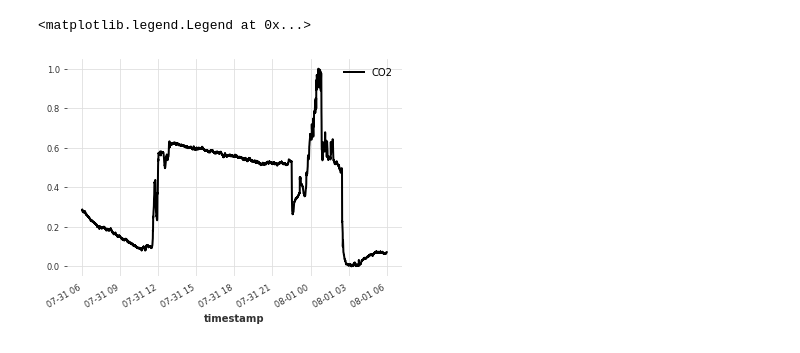
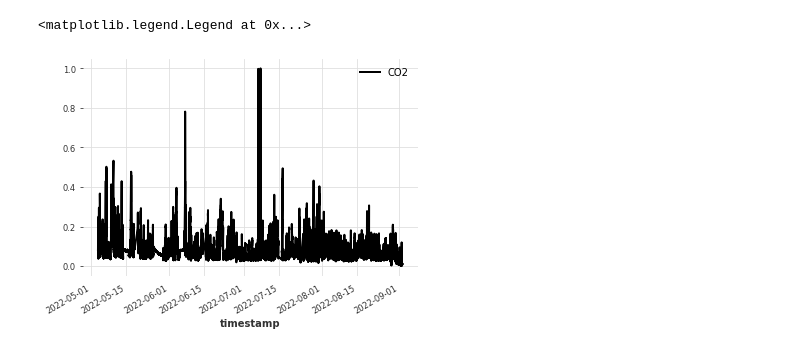
Before and after one commit to manuelbrgr/indoor-air-monitor, a Jupyter notebook: machine-learning/test-model.ipynb, the cells around one changed output. Drawn from its saved outputs; the diff is of its cells as text; code cells hidden in the pictures.

```diff
--- a/machine-learning/test-model.ipynb
+++ b/machine-learning/test-model.ipynb
@@ -41,31 +41,31 @@ model_co2 = BlockRNNModel.load_model('co2_gru_90x90x50.pth.tar')
 # %%
-dataset = loadDataset("https://iaq-data.brgr.rocks/day.csv")
+dataset = loadDataset("https://iaq-data.brgr.rocks/full.csv")
 
 # series to predict, in this case CO2
 series_co2 = fill_missing_values(TimeSeries.from_dataframe(dataset, 'timestamp', 'co2', fill_missing_dates=True, freq="10s" ), fill='auto')
 
 # covariates to help predict the CO2 series
 covariates_livingroom_door_open = fill_missing_values(TimeSeries.from_dataframe(dataset, 'timestamp', 'livingroom_door_open', fill_missing_dates=True, freq="10s"), fill='auto')
 covariates_balcony_door_open = fill_missing_values(TimeSeries.from_dataframe(dataset, 'timestamp', 'balcony_door_open', fill_missing_dates=True, freq="10s"), fill='auto')
 covariates_livingroom_window_open = fill_missing_values(TimeSeries.from_dataframe(dataset, 'timestamp', 'livingroom_window_open', fill_missing_dates=True, freq="10s"), fill='auto')
 covariates_kitchen_window_open = fill_missing_values(TimeSeries.from_dataframe(dataset, 'timestamp', 'kitchen_window_open', fill_missing_dates=True, freq="10s"), fill='auto')
 covariates_temperature_indoors = fill_missing_values(TimeSeries.from_dataframe(dataset, 'timestamp', 'rtemperature', fill_missing_dates=True, freq="10s"), fill='auto')
 covariates_humidity_indoors = fill_missing_values(TimeSeries.from_dataframe(dataset, 'timestamp', 'rhumidity', fill_missing_dates=True, freq="10s"), fill='auto')
 covariates_temperature_outdoors = fill_missing_values(TimeSeries.from_dataframe(dataset, 'timestamp', 'temperature_outdoor', fill_missing_dates=True, freq="10s"), fill='auto')
 covariates_humidity_outdoors = fill_missing_values(TimeSeries.from_dataframe(dataset, 'timestamp', 'humidity_outdoor', fill_missing_dates=True, freq="10s"), fill='auto')
 
 scaler = Scaler()
 scaler_covariates = Scaler()
 series_co2_scaled = scaler.fit_transform(series_co2)
 
 covariates_livingroom_door_open_scaled, covariates_balcony_door_open_scaled, covariates_livingroom_window_open_scaled, covariates_kitchen_window_open_scaled, covariates_temperature_indoors_scaled, covariates_humidity_indoors_scaled, covariates_temperature_outdoors_scaled, covariates_humidity_outdoors_scaled = scaler_covariates.fit_transform([covariates_livingroom_door_open, covariates_balcony_door_open, covariates_livingroom_window_open, covariates_kitchen_window_open, covariates_temperature_indoors, covariates_humidity_indoors, covariates_temperature_outdoors, covariates_humidity_outdoors])
 
 all_covariates_scaled = covariates_livingroom_door_open_scaled.stack(covariates_balcony_door_open_scaled).stack(covariates_livingroom_window_open_scaled).stack(covariates_kitchen_window_open_scaled).stack(covariates_temperature_indoors_scaled).stack(covariates_humidity_indoors_scaled).stack(covariates_temperature_outdoors_scaled).stack(covariates_humidity_outdoors_scaled)
 series_co2_scaled.plot(label="CO2")
 plt.legend()
 # %% [output]
 <matplotlib.legend.Legend at 0x...>
-[figure, old version]
+[figure, new version]
 # %%
 from pytorch_lightning import Trainer
 
```
Also changed, not shown: parts of 5 cells of this notebook, 8 other files.
